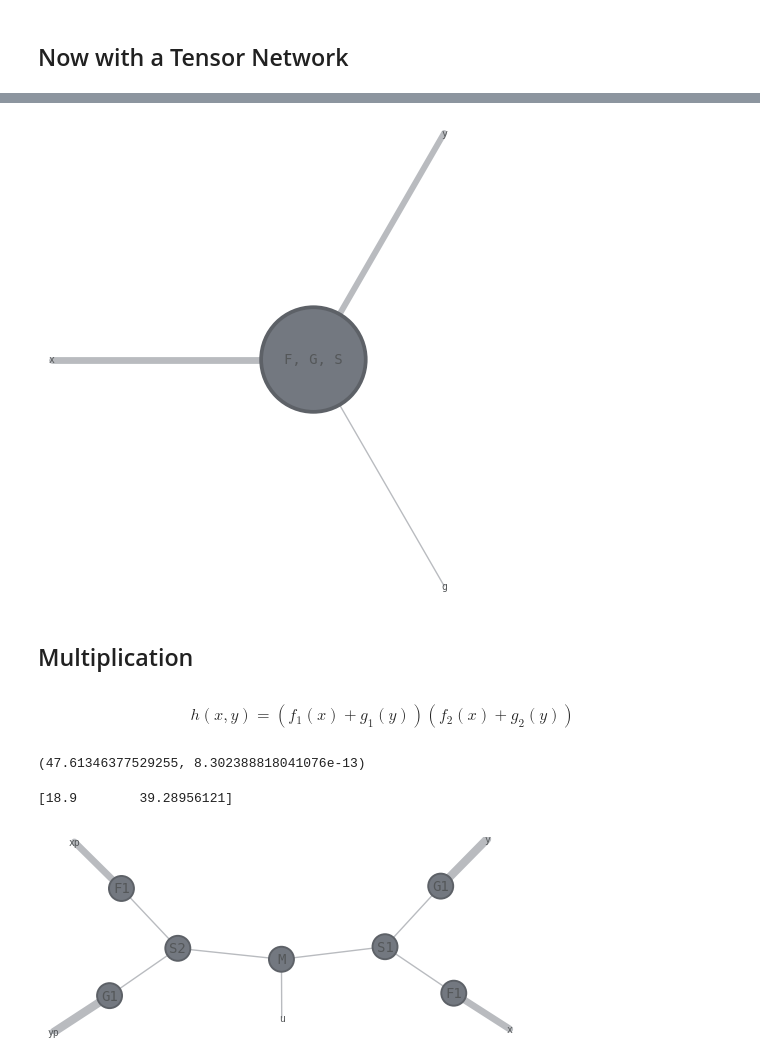
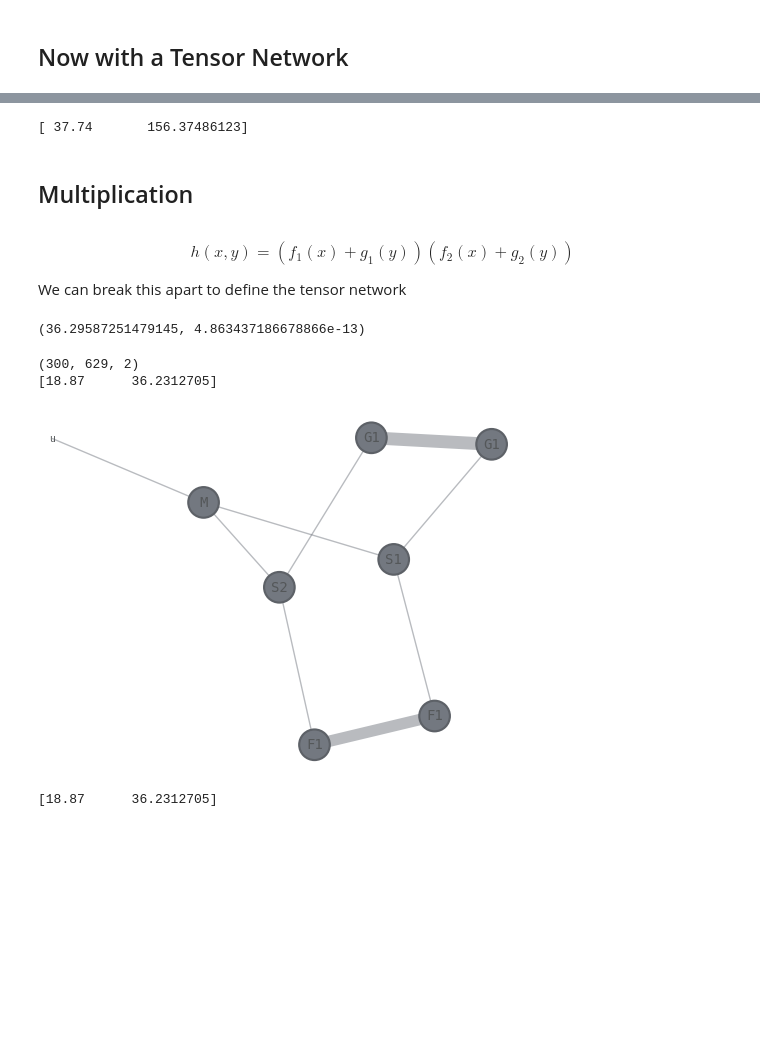
Before and after one commit to mmetcalf14/arithmetic-tns, a Jupyter notebook: TN MV Poly .ipynb, the cells around one changed output, grey strips where cells are left out. Cells and saved outputs as stored; diff of their text form; code cells hidden in the pictures; blank space fills up the shorter version.

```diff
--- a/TN MV Poly .ipynb
+++ b/TN MV Poly .ipynb
@@ -22,26 +22,19 @@ def l(z):
 
     return np.sin(z)
 # %%
-dt = 0.1
+dt = 0.01
 x = np.arange(0,3,dt)
 dx = dt*np.ones(len(x))
-dimx = int(len(dx)/2)
-dx[0] = (1/3)*dt
-dx[1:dimx] = (4/3)*dt
-dx[dimx:] = (1/3)*dt
+dx[0] = 0.5*dt
+dx[-1] = 0.5*dt
 
 y = np.arange(-1,1,dt)
 dy = dt*np.ones(len(y))
 dimy = int(len(dy)/2)
-dy[0] = (1/3)*dt
-dy[1:dimy] = (4/3)*dt
-dy[dimy:] = (1/3)*dt
+dy[0] = 0.5*dt
+dy[-1] = 0.5*dt
 
 z = np.arange(-1*np.pi, np.pi, dt)
 dz = dt*np.ones(len(z))
-dimz = int(len(dz)/2)
-dz[0] = (1/3)*dt
-dz[1:dimz] = (4/3)*dt
-dz[dimz:] = (1/3)*dt
-print(dz)
-print(dx)
+dz[0] = 0.5*dt
+dz[-1] = 0.5*dt
@@ -133,21 +114,24 @@ TN.draw()
 # %%
 a = TN ^ ...
-# %%
-a.draw()
-# %% [output]
-[figure, removed]
+# %%
+data = a.data
+print(np.einsum('xyza -> a',data))
+# %% [output]
+[ 37.74       156.37486123]
 # %% [markdown]
 ## Multiplication
 # %% [markdown]
 $$ h(x,y) = (f_1(x) + g_1(y))(f_2(x) + g_2(y))$$
+
+We can break this apart to define the tensor network
 # %%
 def f1(x):
 
-    return x*x
+    return x**2 # *x
 
 def g1(y):
 
-    return np.exp(-y)
+    return y #np.exp(-y)
 
 def f2(x):
 
@@ -157,7 +141,7 @@ def g2(y):
 
     return np.cos(y)
 # %%
-dt = 0.1
+dt = 0.01
 
 x = np.arange(0,3,dt)
 dx = dt*np.ones(len(x))
@@ -188,20 +172,22 @@ G2[:,1] = [ g2(y[i])*dy[i] for i in range(len(y))]
 func = lambda x,y: (f2(x) + g2(y)) *(f1(x) + g1(y))
 print(nquad(func,[[0,3],[-np.pi,np.pi]]))
 # %% [output]
-(47.61346377529255, 8.302388818041076e-13)
+(36.29587251479145, 4.863437186678866e-13)
 # %%
 H1 = np.einsum('xa, yb, abg -> xyg',F1,G1,add)
 H2 = np.einsum('xa,yb, abg ->xyg',F2,G2,add)
 H3 = np.einsum('xya, xyb, abg -> xyg',H1, H2, mult)
+print(np.shape(H3))
 inth = np.einsum('xya -> a',H3)
 print(inth)
 # %% [output]
-[18.9        39.28956121]
+(300, 629, 2)
+[18.87      36.2312705]
 # %%
 f1tn = qtn.Tensor(F1,inds=('x','a'),tags=('F1'))
 g1tn = qtn.Tensor(G1,inds=('y','b'),tags=('G1'))
-f2tn = qtn.Tensor(F2,inds=('xp','ap'),tags=('F1'))
-g2tn = qtn.Tensor(G2,inds=('yp','bp'),tags=('G1'))
+f2tn = qtn.Tensor(F2,inds=('x','ap'),tags=('F1'))
+g2tn = qtn.Tensor(G2,inds=('y','bp'),tags=('G1'))
 
 atn1 = qtn.Tensor(add,inds=('a','b','g'),tags=('S1'))
 atn2 = qtn.Tensor(add,inds=('ap','bp','gp'),tags=('S2'))
@@ -209,6 +195,6 @@ mtn = qtn.Tensor(mult,inds=('g','gp','u'),tags=('M'))
 # %%
 TN1 = f1tn & g1tn & atn1 & f2tn & g2tn & atn2  & mtn
 # %%
-TN3.draw()
+TN1.draw()
 # %% [output]
-[figure, old version]
+[figure, new version]
@@ -217,3 +201,8 @@ out = TN3 ^ ...
+# %%
+out = TN1 ^ ...
+print(out.data)
+# %% [output]
+[18.87      36.2312705]
 # %%
 out.draw()
 # %% [output]
```
Also changed, not shown: parts of 15 cells of this notebook.
